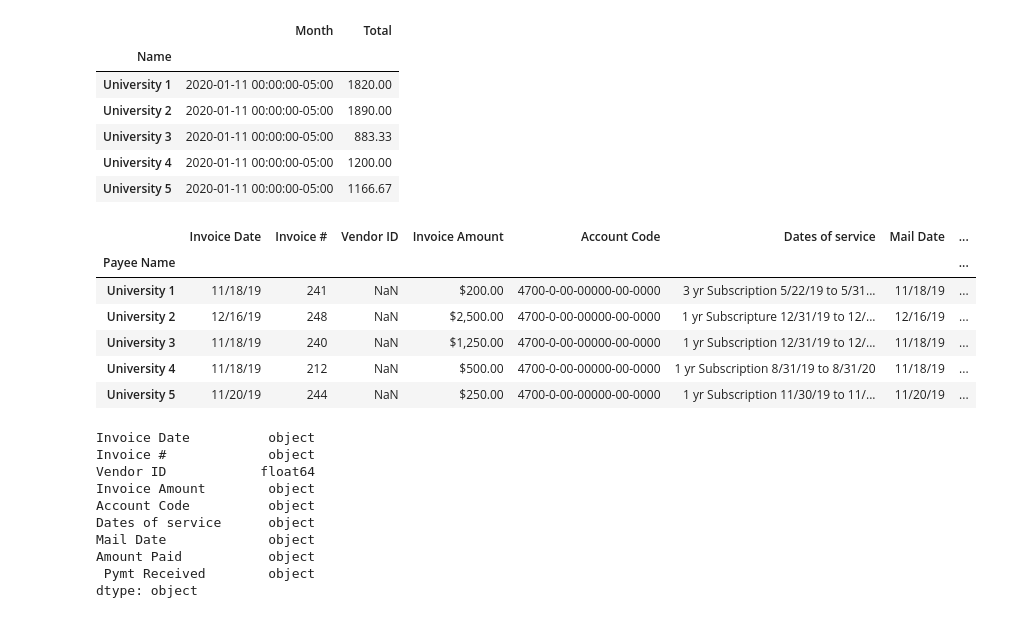
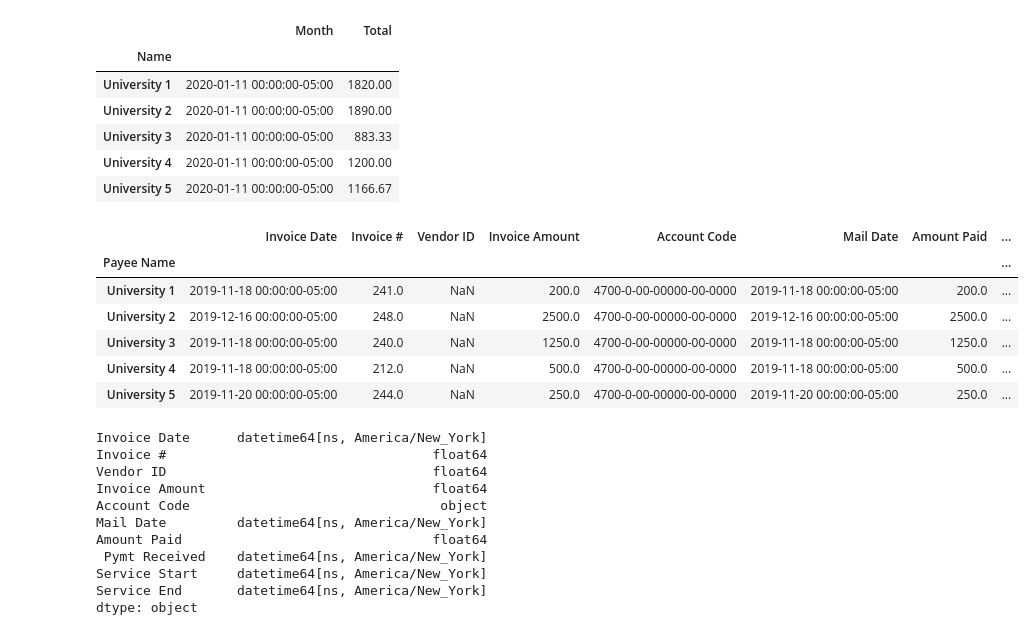
Before and after one commit to dd2-GWFinTech-Projects/Project1_ProductMarketingAnalysis, a Jupyter notebook: Preprocessing/02_Preprocess.ipynb, the cells around one changed output. Drawn from its saved outputs; the diff is of its cells as text; code cells hidden in the pictures.

```diff
--- a/Preprocessing/02_Preprocess.ipynb
+++ b/Preprocessing/02_Preprocess.ipynb
@@ -105,49 +105,50 @@ revenue2020.head()
 # %%
 # Clean up revenue2020A data
 
 ## Remove blank columns
 revenue2020A.drop(
     columns=["Unnamed: 8", "Unnamed: 9", "Unnamed: 10"],
     inplace=True)
 
 ## Numeric types
-# revenue2020A["Invoice #"]     = revenue2020A["Invoice #"].int
-# revenue2020A["Vendor ID"]     = revenue2020A["Vendor ID"].int
+revenue2020A["Invoice #"]           = pd.to_numeric(revenue2020A["Invoice #"], errors='coerce')
+revenue2020A["Vendor ID"]           = pd.to_numeric(revenue2020A["Vendor ID"], errors='coerce')
 
 ## Dollar figures
-# revenue2020A["Invoice Amount"]        = tool_date.cleanup_dollar_string_list(revenue2020A["Invoice Amount"])
-# revenue2020A["Amount Paid"]        = tool_date.cleanup_dollar_string_list(revenue2020A["Amount Paid"])
+revenue2020A["Invoice Amount"]      = tool_date.cleanup_dollar_string_list(revenue2020A["Invoice Amount"])
+revenue2020A["Amount Paid"]         = tool_date.cleanup_dollar_string_list(revenue2020A["Amount Paid"])
 
 ## Parse dates
-# revenue2020A["Invoice Date"]     = tool_date.cleanup_date_string_list(revenue2020A["Invoice Date"])
-# revenue2020A["Mail Date"]     = tool_date.cleanup_date_string_list(revenue2020A["Mail Date"])
-# revenue2020A[" Pymt Received"]     = tool_date.cleanup_date_string_list(revenue2020A[" Pymt Received"])
+revenue2020A["Invoice Date"]        = tool_date.cleanup_date_string_list(revenue2020A["Invoice Date"])
+revenue2020A["Mail Date"]           = tool_date.cleanup_date_string_list(revenue2020A["Mail Date"])
+revenue2020A[" Pymt Received"]      = tool_date.cleanup_date_string_list(revenue2020A[" Pymt Received"])
 
 ## Dates of service
-# dates_of_service            = tool_special_date.extract_subscription_dates_list(revenue2020A["Dates of service "])
-# revenue2020A["Service Start"]      = dates_of_service[0]
-# revenue2020A["Service End"]        = dates_of_service[1]
-# revenue2020A.drop(columns=["Dates of service "], inplace=True)
+dates_of_service            = tool_special_date.extract_subscription_dates_list(revenue2020A["Dates of service "])
+revenue2020A["Service Start"]      = dates_of_service[0]
+revenue2020A["Service End"]        = dates_of_service[1]
+revenue2020A.drop(columns=["Dates of service "], inplace=True)
 
 revenue2020A.head()
 # %% [output]
-|  | Invoice Date | Invoice # | Vendor ID | Invoice Amount | Account Code | Dates of service | Mail Date | ... |
+|  | Invoice Date | Invoice # | Vendor ID | Invoice Amount | Account Code | Mail Date | Amount Paid | ... |
 | Payee Name |  |  |  |  |  |  |  | ... |
-| University 1 | 11/18/19 | 241 | NaN | $200.00 | 4700-0-00-00000-00-0000 | 3 yr Subscription 5/22/19 to 5/31... | 11/18/19 | ... |
-| University 2 | 12/16/19 | 248 | NaN | $2,500.00 | 4700-0-00-00000-00-0000 | 1 yr Subscripture 12/31/19 to 12/... | 12/16/19 | ... |
-| University 3 | 11/18/19 | 240 | NaN | $1,250.00 | 4700-0-00-00000-00-0000 | 1 yr Subscription 12/31/19 to 12/... | 11/18/19 | ... |
-| University 4 | 11/18/19 | 212 | NaN | $500.00 | 4700-0-00-00000-00-0000 | 1 yr Subscription 8/31/19 to 8/31/20 | 11/18/19 | ... |
-| University 5 | 11/20/19 | 244 | NaN | $250.00 | 4700-0-00-00000-00-0000 | 1 yr Subscription 11/30/19 to 11/... | 11/20/19 | ... |
+| University 1 | 2019-11-18 00:00:00-05:00 | 241.0 | NaN | 200.0 | 4700-0-00-00000-00-0000 | 2019-11-18 00:00:00-05:00 | 200.0 | ... |
+| University 2 | 2019-12-16 00:00:00-05:00 | 248.0 | NaN | 2500.0 | 4700-0-00-00000-00-0000 | 2019-12-16 00:00:00-05:00 | 2500.0 | ... |
+| University 3 | 2019-11-18 00:00:00-05:00 | 240.0 | NaN | 1250.0 | 4700-0-00-00000-00-0000 | 2019-11-18 00:00:00-05:00 | 1250.0 | ... |
+| University 4 | 2019-11-18 00:00:00-05:00 | 212.0 | NaN | 500.0 | 4700-0-00-00000-00-0000 | 2019-11-18 00:00:00-05:00 | 500.0 | ... |
+| University 5 | 2019-11-20 00:00:00-05:00 | 244.0 | NaN | 250.0 | 4700-0-00-00000-00-0000 | 2019-11-20 00:00:00-05:00 | 250.0 | ... |
 # %%
 revenue2020A.dtypes
 # %% [output]
-Invoice Date          object
-Invoice #             object
-Vendor ID            float64
-Invoice Amount        object
-Account Code          object
-Dates of service      object
-Mail Date             object
-Amount Paid           object
- Pymt Received        object
+Invoice Date      datetime64[ns, America/New_York]
+Invoice #                                  float64
+Vendor ID                                  float64
+Invoice Amount                             float64
+Account Code                                object
+Mail Date         datetime64[ns, America/New_York]
+Amount Paid                                float64
+ Pymt Received    datetime64[ns, America/New_York]
+Service Start     datetime64[ns, America/New_York]
+Service End       datetime64[ns, America/New_York]
 dtype: object
```
Also changed, not shown: 1 other file.
